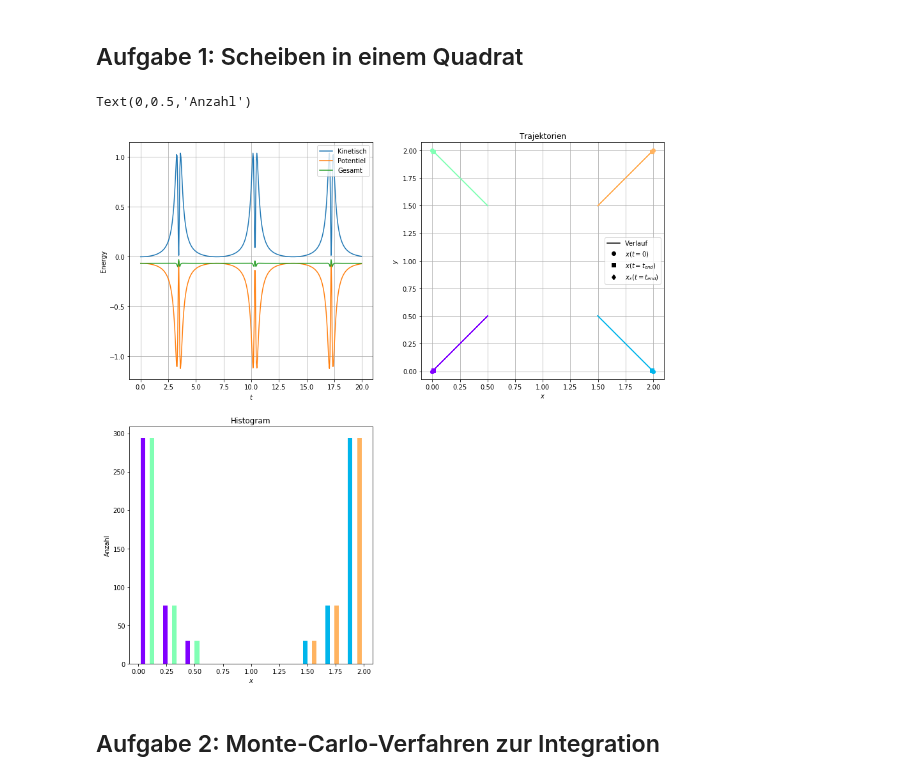
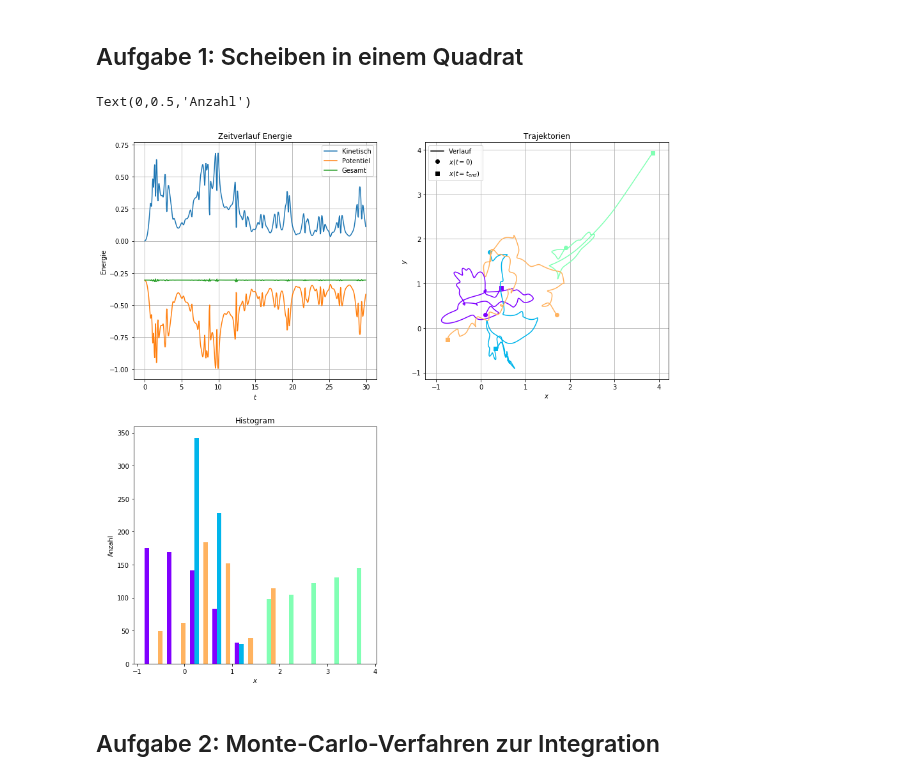
Before and after one commit to darenegade/modellbildung, a Jupyter notebook: Abgabe 4/Abgabe 4.ipynb, the cells around one changed output. Saved outputs shown, nothing was run; the diff lists cells and outputs as text; code cells hidden in the pictures.

```diff
--- a/Abgabe 4/Abgabe 4.ipynb
+++ b/Abgabe 4/Abgabe 4.ipynb
@@ -22,14 +31,6 @@ vec=vp.vector
 # %% [markdown]
 ## Aufgabe 1: Scheiben in einem Quadrat
 # %%
-def init_pos_vel(d, n, box_width):
-    x = linspace(0, box_width, n)
-    tx = meshgrid(*[x]*d)
-    pos = list(zip(*[xs.flatten() for xs in tx]))
-    vel = zeros_like(pos)
-    return array(pos), array(vel)
-
-
 def eval_DV(i, x, DV):
     val = 0
     for j in range(len(x)):
@@ -77,8 +78,6 @@ def finalize(x, v, t):
     t = t[:-1]
     return x, v, t
 
-
-
 def run(x, v, V,  T=1, dt=1e-3):
     x, v = init(x, v, V, dt)
     xhist = [x]
@@ -96,23 +95,19 @@ def run(x, v, V,  T=1, dt=1e-3):
     return array(xhist), array(vhist), array(thist)
 
 
-epsilon = 1.0
-sigma = 1.0
+epsilon = 1
+sigma = 1
 LJ = lambda r: epsilon* ((sigma/r)**12 - (sigma/r)**6)
 DLJ = lambda x: 6*epsilon*(2*x*(sigma/norm(x))**14 - x*(sigma/norm(x))**8)
 
-# dimension
-d = 2
-# Anz. Teilchen in jeder Dimension
-N = 2
 box_width = 2
 T = 20
 dt = 0.05
 
 # Anfangsbedingungen
-x, v = init_pos_vel(d, N, box_width)
-#x = array([[0.5,1],[0.2,1.5],[1.2,0.1],[1.7,0.3]])
-#v = zeros_like(x)
+#x, v = init_pos_vel(d, N, box_width)
+x = array([[0.1,0.3],[0.2,1.7],[1.9,1.8],[1.7,0.3]])
+v = zeros_like(x)
 xhist, vhist, thist = run(x, v, DLJ, T=T, dt=dt)
 data = []
 for i,ti in enumerate(thist):
@@ -128,39 +123,38 @@ plot(thist, data[:,1], label='Potentiel')
 plot(thist, data[:,0], label='Gesamt')
 grid(True)
 xlabel('$t$')
-ylabel('Energy')
+ylabel('Energie')
+title('Zeitverlauf Energie')
 legend()
 
 subplot(222)
 c = []
 for i in range(xhist.shape[1]):
     c.append(cm.rainbow((float(i)/xhist.shape[1])))
     plot(xhist[0,i,0], xhist[0,i,1],'o', color=c[i])
     plot(xhist[-1,i,0], xhist[-1,i,1],'s', color=c[i])
     plot(xhist[:,i,0], xhist[:,i,1], color=c[i])
 axis('equal')
 title('Trajektorien')
 xlabel('$x$')
 ylabel('$y$')
 grid(True)
 legend( [Line2D([],[], linestyle='-', color='k'),
          Line2D([],[], linestyle='', marker='o', color='k'),
-         Line2D([],[], linestyle='', marker='s', color='k'),
-         Line2D([],[], linestyle='', marker='d', color='k')],
+         Line2D([],[], linestyle='', marker='s', color='k')],
         ["Verlauf",
          "$x(t=0)$",
-         r'$x(t=t_{end})$',
-         r'$x_{\epsilon}(t=t_{end})$'],
+         r'$x(t=t_{end})$'],
         numpoints=1)
 
 subplot(223)
 hist(xhist[:,:,0], color=c)
 title('Histogram')
 xlabel('$x$')
 ylabel('Anzahl')
 # %% [output]
 Text(0,0.5,'Anzahl')
-[figure, old version]
+[figure, new version]
 # %% [markdown]
 ## Aufgabe 2: Monte-Carlo-Verfahren zur Integration
 # %% [markdown]
```
Also changed, not shown: parts of 1 cell of this notebook.
